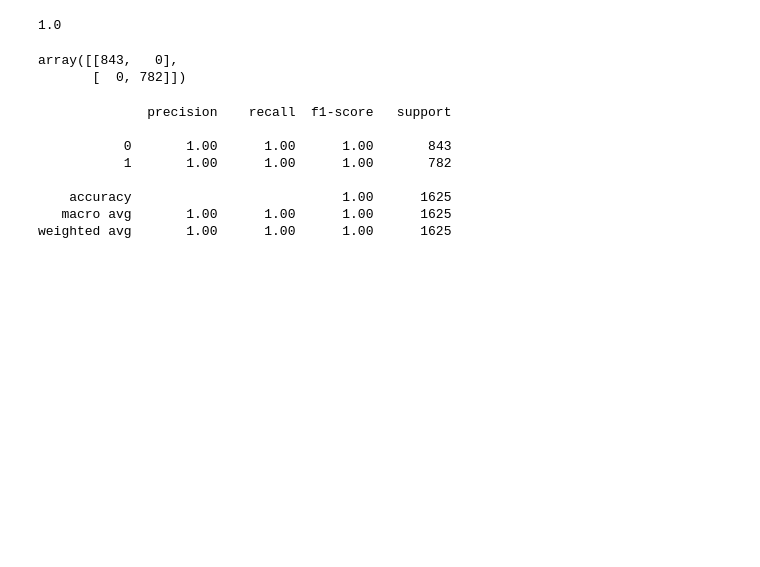
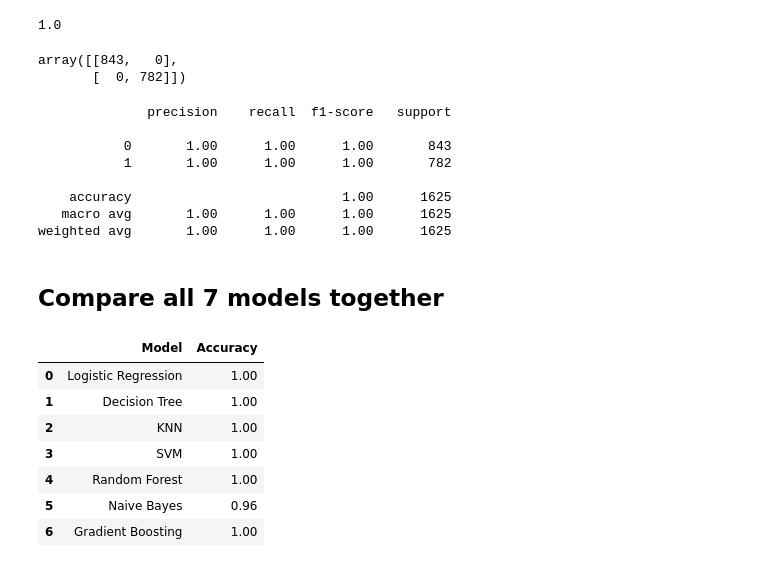
Before and after one commit to Ishika0310/supervised-ml-practice, a Jupyter notebook: mushroom-ml/mushroom_ml.ipynb, the cells around one changed output. Saved outputs shown, nothing was run; the diff lists cells and outputs as text; code cells hidden in the pictures; blank space fills up the shorter version.

Commit message:
Add model comparison

```diff
--- a/mushroom-ml/mushroom_ml.ipynb
+++ b/mushroom-ml/mushroom_ml.ipynb
@@ -508,3 +508,24 @@ print(classification_report(y_test,y_pred_gb))
     accuracy                           1.00      1625
    macro avg       1.00      1.00      1.00      1625
 weighted avg       1.00      1.00      1.00      1625
+# %% [markdown]
+## Compare all 7 models together
+# %%
+model_comparison = pd.DataFrame({
+    'Model': [
+        'Logistic Regression','Decision Tree','KNN','SVM','Random Forest',
+        'Naive Bayes','Gradient Boosting'],
+    'Accuracy': [
+        accuracy,accuracy_dt,accuracy_knn,accuracy_svm,accuracy_rf,
+        accuracy_nb,accuracy_gb]
+})
+model_comparison
+# %% [output]
+|  | Model | Accuracy |
+| 0 | Logistic Regression | 1.00 |
+| 1 | Decision Tree | 1.00 |
+| 2 | KNN | 1.00 |
+| 3 | SVM | 1.00 |
+| 4 | Random Forest | 1.00 |
+| 5 | Naive Bayes | 0.96 |
+| 6 | Gradient Boosting | 1.00 |
```
